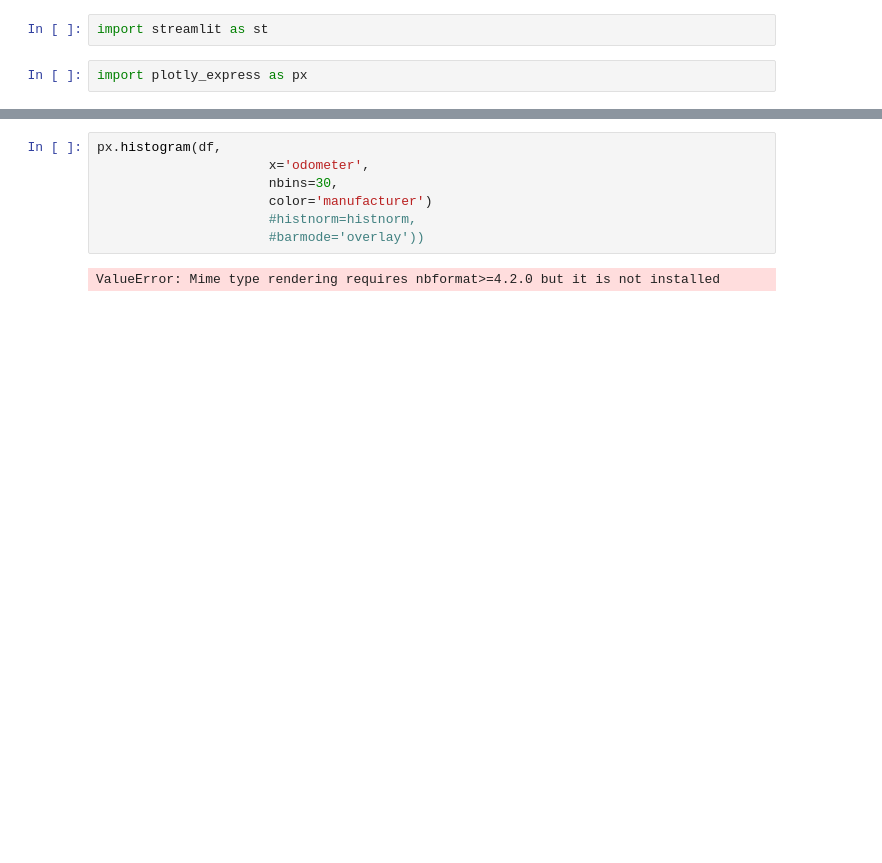
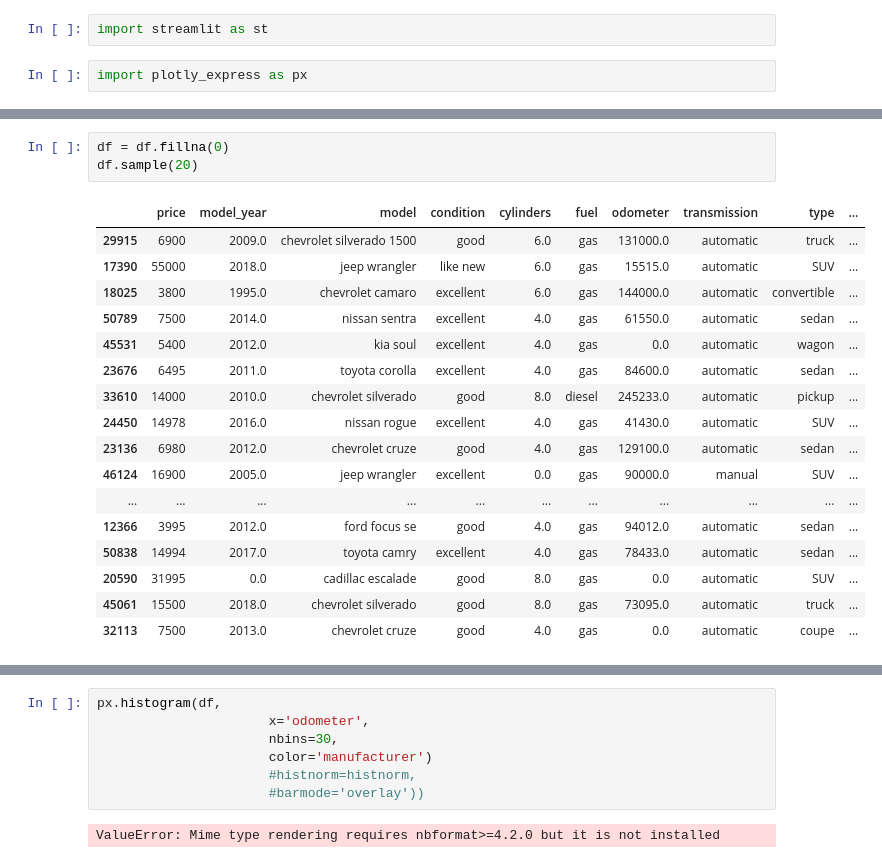
Before and after one commit to imnatec/proj_one, a Jupyter notebook: notebooks/EDA.ipynb, the cells around one changed output, grey strips where cells are left out. Cells and saved outputs as stored; diff of their text form; blank space fills up the shorter version.

```diff
--- a/notebooks/EDA.ipynb
+++ b/notebooks/EDA.ipynb
@@ -19,0 +38,21 @@ df.head()
+# %%
+df = df.fillna(0)
+df.sample(20)
+# %% [output]
+|  | price | model_year | model | condition | cylinders | fuel | odometer | transmission | type | ... |
+| 29915 | 6900 | 2009.0 | chevrolet silverado 1500 | good | 6.0 | gas | 131000.0 | automatic | truck | ... |
+| 17390 | 55000 | 2018.0 | jeep wrangler | like new | 6.0 | gas | 15515.0 | automatic | SUV | ... |
+| 18025 | 3800 | 1995.0 | chevrolet camaro | excellent | 6.0 | gas | 144000.0 | automatic | convertible | ... |
+| 50789 | 7500 | 2014.0 | nissan sentra | excellent | 4.0 | gas | 61550.0 | automatic | sedan | ... |
+| 45531 | 5400 | 2012.0 | kia soul | excellent | 4.0 | gas | 0.0 | automatic | wagon | ... |
+| 23676 | 6495 | 2011.0 | toyota corolla | excellent | 4.0 | gas | 84600.0 | automatic | sedan | ... |
+| 33610 | 14000 | 2010.0 | chevrolet silverado | good | 8.0 | diesel | 245233.0 | automatic | pickup | ... |
+| 24450 | 14978 | 2016.0 | nissan rogue | excellent | 4.0 | gas | 41430.0 | automatic | SUV | ... |
+| 23136 | 6980 | 2012.0 | chevrolet cruze | good | 4.0 | gas | 129100.0 | automatic | sedan | ... |
+| 46124 | 16900 | 2005.0 | jeep wrangler | excellent | 0.0 | gas | 90000.0 | manual | SUV | ... |
+| ... | ... | ... | ... | ... | ... | ... | ... | ... | ... | ... |
+| 12366 | 3995 | 2012.0 | ford focus se | good | 4.0 | gas | 94012.0 | automatic | sedan | ... |
+| 50838 | 14994 | 2017.0 | toyota camry | excellent | 4.0 | gas | 78433.0 | automatic | sedan | ... |
+| 20590 | 31995 | 0.0 | cadillac escalade | good | 8.0 | gas | 0.0 | automatic | SUV | ... |
+| 45061 | 15500 | 2018.0 | chevrolet silverado | good | 8.0 | gas | 73095.0 | automatic | truck | ... |
+| 32113 | 7500 | 2013.0 | chevrolet cruze | good | 4.0 | gas | 0.0 | automatic | coupe | ... |
```
Also changed, not shown: parts of 11 cells of this notebook.
